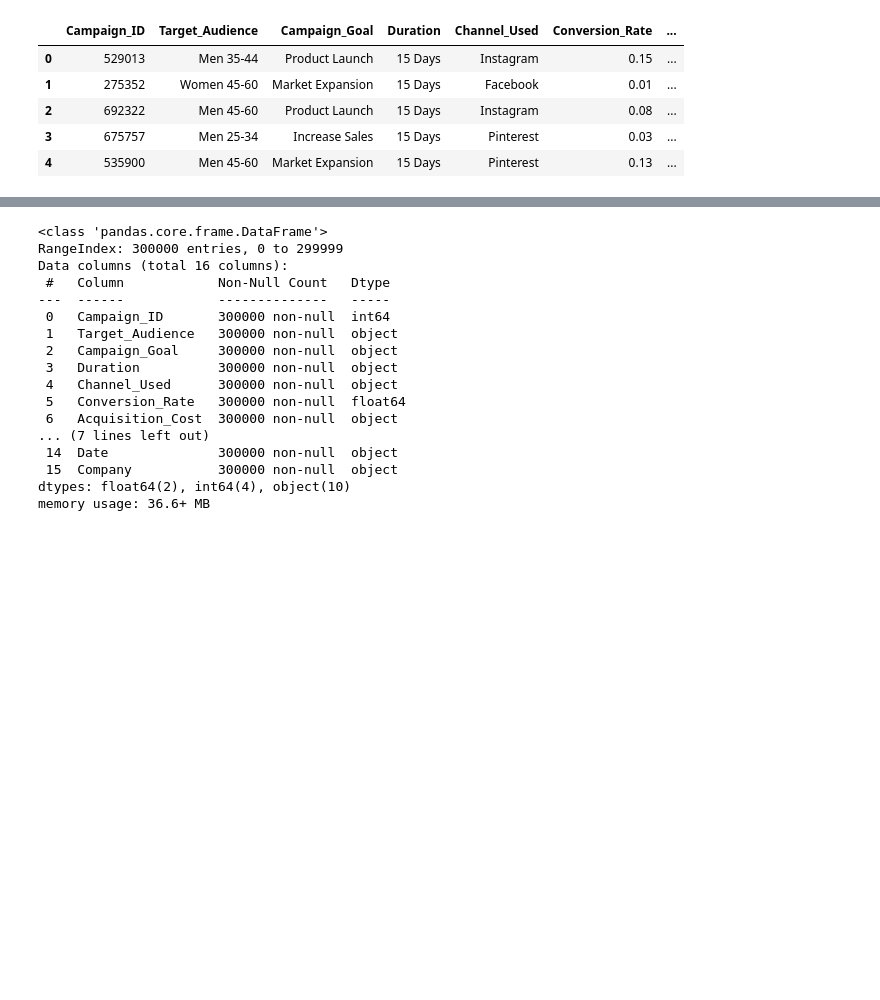
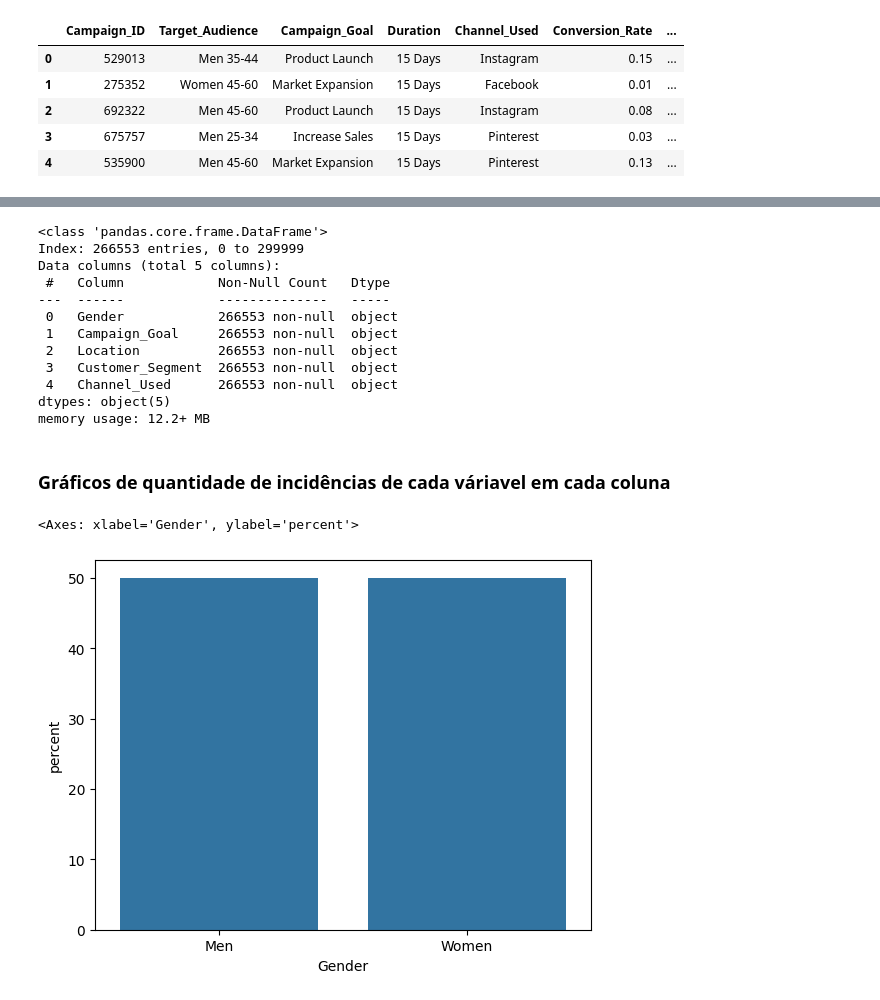
Before and after one commit to Challengers-2-O-Retorno/VOM-Hive-IA, a Jupyter notebook: VOM-Hive-IA-code.ipynb, the cells around one changed output, grey strips where cells are left out. Drawn from its saved outputs; the diff is of its cells as text; code cells hidden in the pictures; blank space fills up the shorter version.

```diff
--- a/VOM-Hive-IA-code.ipynb
+++ b/VOM-Hive-IA-code.ipynb
@@ -12,2 +23,2 @@ warnings.filterwarnings('ignore')
 # %%
-df = pd.read_csv("data/Social_Media_Advertising.csv")
+df = pd.read_csv('Social_Media_Advertising.csv')
@@ -26,0 +58,5 @@ df.head()
+# %%
+df[['Gender', 'Age_range']] = df['Target_Audience'].str.split(expand=True)
+df[['Age_Min', 'Age_Max']] = df['Age_range'].str.split("-", expand=True)
+df = df.drop('Age_range', axis=1)
+df = df.drop('Target_Audience', axis=1)
@@ -26,0 +65,2 @@ df.head()
+# %%
+df_non_numerics = df[["Gender", "Campaign_Goal", "Location", "Customer_Segment", "Channel_Used"]]
@@ -27,20 +76,15 @@ df.head()
 # %%
-df.info()
+df_non_numerics.info()
 # %% [output]
 <class 'pandas.core.frame.DataFrame'>
-RangeIndex: 300000 entries, 0 to 299999
-Data columns (total 16 columns):
+Index: 266553 entries, 0 to 299999
+Data columns (total 5 columns):
  #   Column            Non-Null Count   Dtype
 ---  ------            --------------   -----
- 0   Campaign_ID       300000 non-null  int64
- 1   Target_Audience   300000 non-null  object
- 2   Campaign_Goal     300000 non-null  object
- 3   Duration          300000 non-null  object
- 4   Channel_Used      300000 non-null  object
- 5   Conversion_Rate   300000 non-null  float64
- 6   Acquisition_Cost  300000 non-null  object
-... (7 lines left out)
- 14  Date              300000 non-null  object
- 15  Company           300000 non-null  object
-dtypes: float64(2), int64(4), object(10)
-memory usage: 36.6+ MB
+ 0   Gender            266553 non-null  object
+ 1   Campaign_Goal     266553 non-null  object
+ 2   Location          266553 non-null  object
+ 3   Customer_Segment  266553 non-null  object
+ 4   Channel_Used      266553 non-null  object
+dtypes: object(5)
+memory usage: 12.2+ MB
@@ -53,0 +91,7 @@ df = df.dropna()
+# %% [markdown]
+### Gráficos de quantidade de incidências de cada váriavel em cada coluna
+# %%
+sns.countplot(data=df_non_numerics, x='Gender', stat='percent')
+# %% [output]
+<Axes: xlabel='Gender', ylabel='percent'>
+[figure, added]
```
Also changed, not shown: parts of 65 cells of this notebook, 1 other file.
